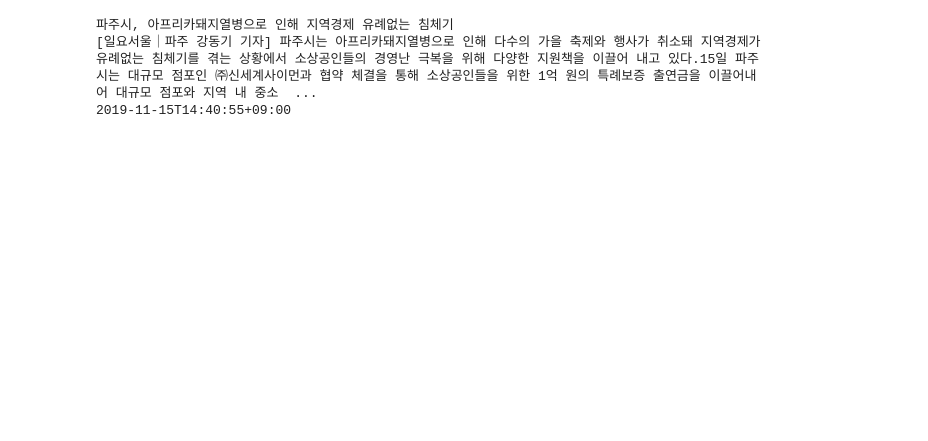
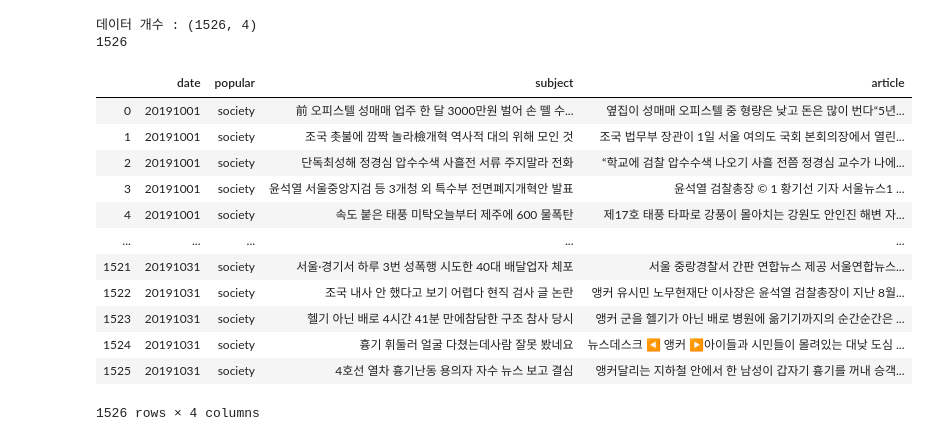
Before and after one commit to Hyeon-Kang/ZeroSec, a Jupyter notebook: 학습자료/NLP/전처리 단계/zs.ipynb, the cells around one changed output. Drawn from its saved outputs; the diff is of its cells as text; code cells hidden in the pictures; blank space fills up the shorter version.

```diff
--- a/학습자료/NLP/전처리 단계/zs.ipynb
+++ b/학습자료/NLP/전처리 단계/zs.ipynb
@@ -13,30 +15,27 @@
-# %%
-# 1. Json File 불러오기
-import json
-
-# with를 이용해 파일을 연다.
-# json 파일은 같은 폴더에 있다고 가정!
-
-with open('news_sample.json', encoding='UTF-8') as json_file:
-    json_data = json.load(json_file)
-
-    # 문자열
-    # key가 json_string인 문자열 가져오기
-    json_title = json_data["title"]
-    print(json_title)
-
-# 2. Article Text 추출
-
-    # 문자열
-    # key가 json_string인 문자열 가져오기
-    json_body = json_data["body"]
-    print(json_body)
-
-    # 문자열
-    # key가 json_string인 문자열 가져오기
-    json_date = json_data["date"]
-    print(json_date)
-# %% [output]
-파주시, 아프리카돼지열병으로 인해 지역경제 유례없는 침체기
-[일요서울｜파주 강동기 기자] 파주시는 아프리카돼지열병으로 인해 다수의 가을 축제와 행사가 취소돼 지역경제가 유례없는 침체기를 겪는 상황에서 소상공인들의 경영난 극복을 위해 다양한 지원책을 이끌어 내고 있다.15일 파주시는 대규모 점포인 ㈜신세계사이먼과 협약 체결을 통해 소상공인들을 위한 1억 원의 특례보증 출연금을 이끌어내어 대규모 점포와 지역 내 중소  ...
-2019-11-15T14:40:55+09:00
+# %%
+# 1. csv file 불러오기
+import pandas as pd
+csv_data = pd.read_csv('201910article.csv', delimiter=',', encoding='UTF-8')
+
+# 행렬 개수 확인
+print("데이터 개수 :",csv_data.shape)
+print(csv_data.shape[0])
+print()
+
+csv_data
+# %% [output]
+데이터 개수 : (1526, 4)
+1526
+|  | date | popular | subject | article |
+| 0 | 20191001 | society | 前 오피스텔 성매매 업주 한 달 3000만원 벌어 손 뗄 수... | 옆집이 성매매 오피스텔 중 형량은 낮고 돈은 많이 번다“5년... |
+| 1 | 20191001 | society | 조국 촛불에 깜짝 놀라檢개혁 역사적 대의 위해 모인 것 | 조국 법무부 장관이 1일 서울 여의도 국회 본회의장에서 열린... |
+| 2 | 20191001 | society | 단독최성해 정경심 압수수색 사흘전 서류 주지말라 전화 | “학교에 검찰 압수수색 나오기 사흘 전쯤 정경심 교수가 나에... |
+| 3 | 20191001 | society | 윤석열 서울중앙지검 등 3개청 외 특수부 전면폐지개혁안 발표 | 윤석열 검찰총장 © 1 황기선 기자 서울뉴스1 ... |
+| 4 | 20191001 | society | 속도 붙은 태풍 미탁오늘부터 제주에 600 물폭탄 | 제17호 태풍 타파로 강풍이 몰아치는 강원도 안인진 해변 자... |
+| ... | ... | ... | ... | ... |
+| 1521 | 20191031 | society | 서울·경기서 하루 3번 성폭행 시도한 40대 배달업자 체포 | 서울 중랑경찰서 간판 연합뉴스 제공 서울연합뉴스... |
+| 1522 | 20191031 | society | 조국 내사 안 했다고 보기 어렵다 현직 검사 글 논란 | 앵커 유시민 노무현재단 이사장은 윤석열 검찰총장이 지난 8월... |
+| 1523 | 20191031 | society | 헬기 아닌 배로 4시간 41분 만에참담한 구조 참사 당시 | 앵커 군을 헬기가 아닌 배로 병원에 옮기기까지의 순간순간은 ... |
+| 1524 | 20191031 | society | 흉기 휘둘러 얼굴 다쳤는데사람 잘못 봤네요 | 뉴스데스크 ◀ 앵커 ▶아이들과 시민들이 몰려있는 대낮 도심 ... |
+| 1525 | 20191031 | society | 4호선 열차 흉기난동 용의자 자수 뉴스 보고 결심 | 앵커달리는 지하철 안에서 한 남성이 갑자기 흉기를 꺼내 승객... |
+1526 rows × 4 columns
```
Also changed, not shown: parts of 11 cells of this notebook.
